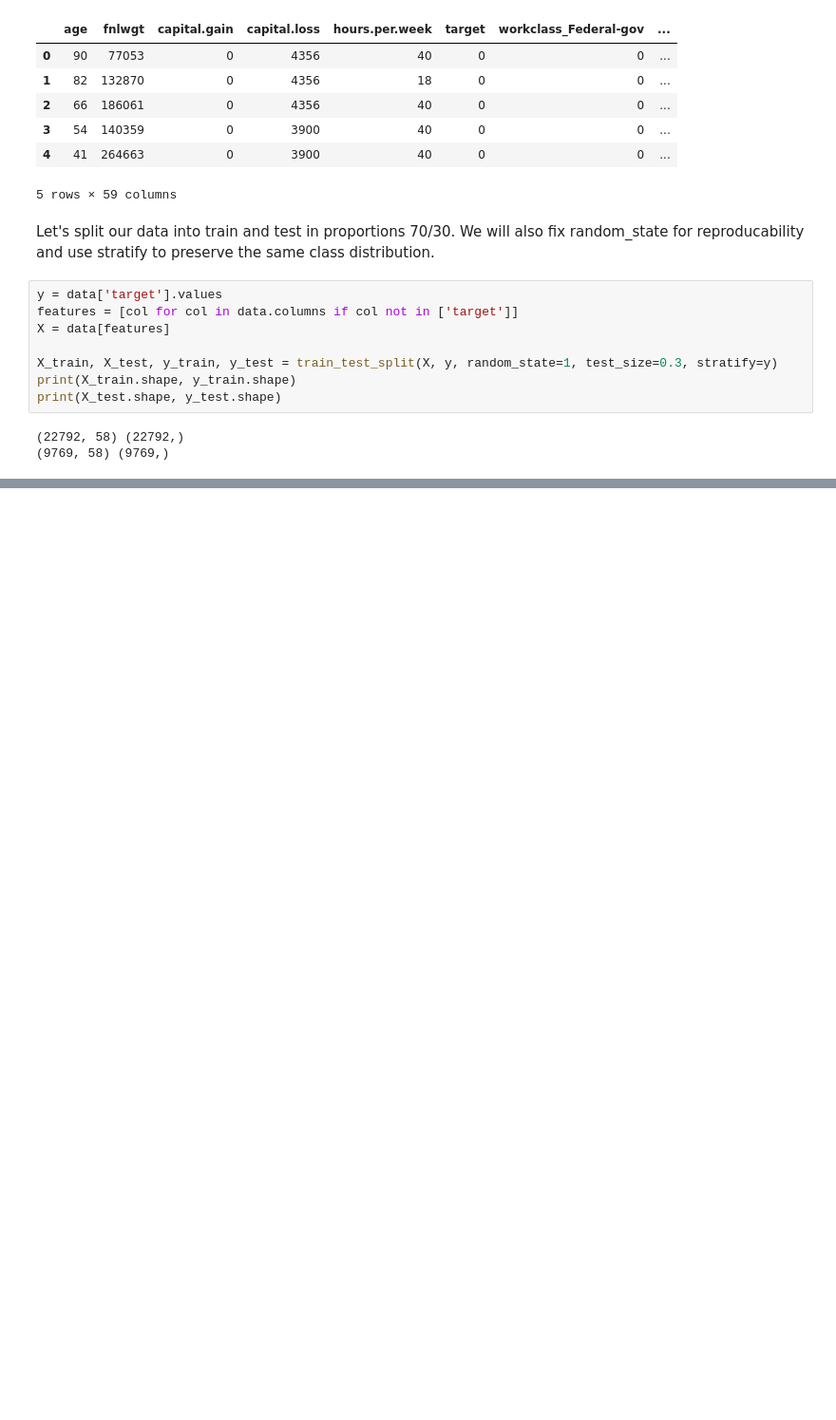
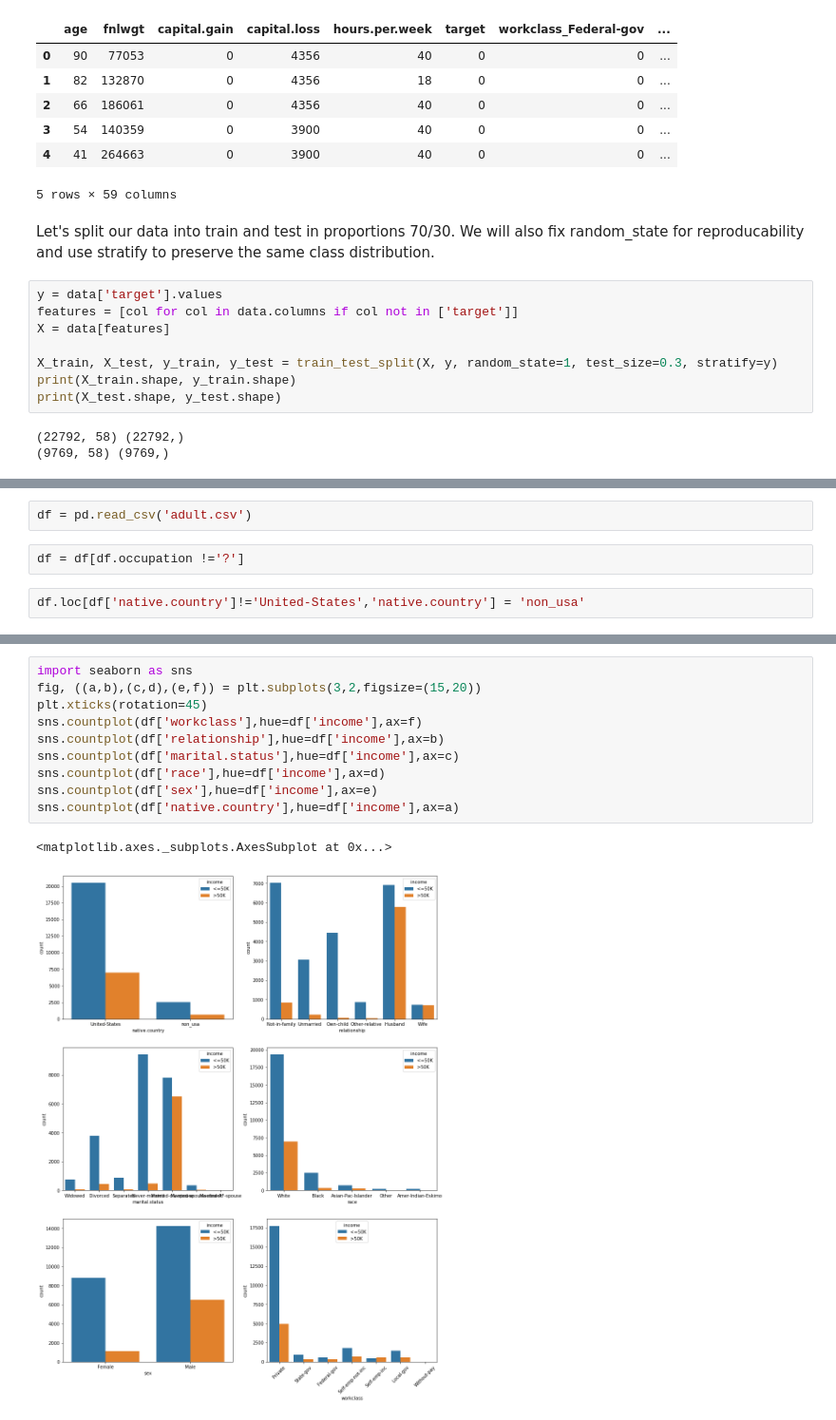
Before and after one commit to chibz3/finding_donors, a Jupyter notebook: workbook 4.ipynb, the cells around one changed output, grey strips where cells are left out. Shown: that part at 95% size. Saved outputs shown, nothing was run; the diff lists cells and outputs as text; blank space fills up the shorter version.

Commit message:
add wkb4 add visuals 1

```diff
--- a/workbook 4.ipynb
+++ b/workbook 4.ipynb
@@ -88,0 +121,6 @@ print("Recall: %.2f" %recall_score(y_test, y_pred))
+# %%
+df = pd.read_csv('adult.csv')
+# %%
+df = df[df.occupation !='?']
+# %%
+df.loc[df['native.country']!='United-States','native.country'] = 'non_usa'
@@ -88,0 +149,13 @@ print("Recall: %.2f" %recall_score(y_test, y_pred))
+# %%
+import seaborn as sns
+fig, ((a,b),(c,d),(e,f)) = plt.subplots(3,2,figsize=(15,20))
+plt.xticks(rotation=45)
+sns.countplot(df['workclass'],hue=df['income'],ax=f)
+sns.countplot(df['relationship'],hue=df['income'],ax=b)
+sns.countplot(df['marital.status'],hue=df['income'],ax=c)
+sns.countplot(df['race'],hue=df['income'],ax=d)
+sns.countplot(df['sex'],hue=df['income'],ax=e)
+sns.countplot(df['native.country'],hue=df['income'],ax=a)
+# %% [output]
+<matplotlib.axes._subplots.AxesSubplot at 0x...>
+[figure, added]
```
Also changed, not shown: parts of 6 cells of this notebook.
